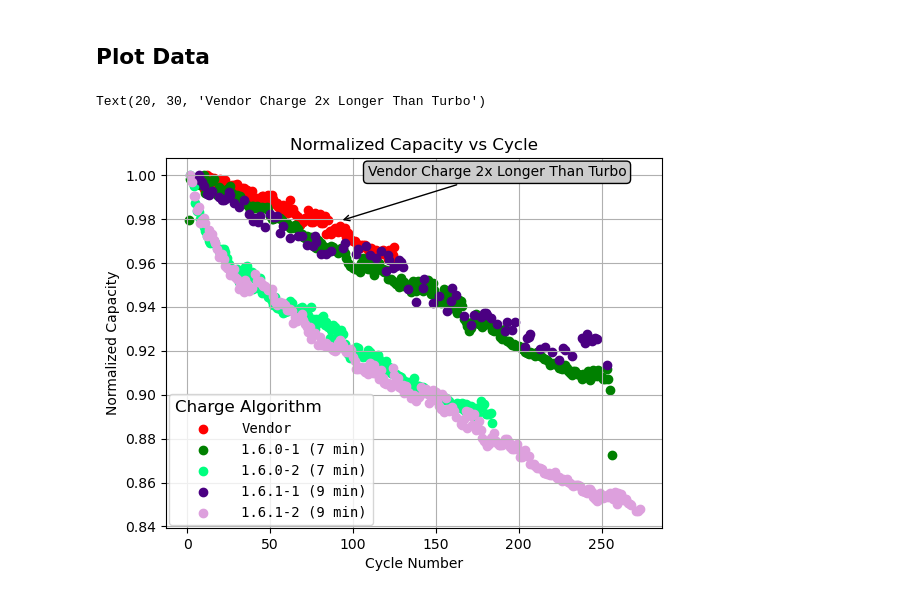
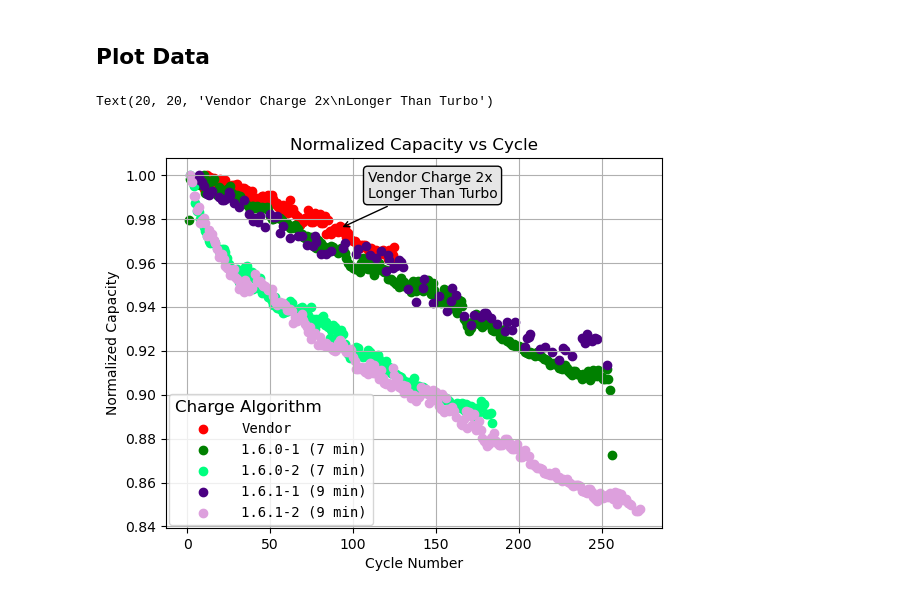
Before and after one commit to ziggle/ChargerBatteryCyclePerformance, a Jupyter notebook: TemplateCandidate.ipynb, the cells around one changed output. Cells and saved outputs as stored; diff of their text form; code cells hidden in the pictures.

```diff
--- a/TemplateCandidate.ipynb
+++ b/TemplateCandidate.ipynb
@@ -69,28 +69,31 @@ df = (l
 # %% [markdown]
 ## Plot Data
 # %%
-fig,ax = plt.subplots()
+# Some name translations
 trans={"U01":"Vendor","U02":"1.6.0-1 (7 min)" ,"U03":"1.6.0-2 (7 min)","U04":"1.6.1-1 (9 min)","U05":"1.6.1-2 (9 min)",\
        "U06":"1.6.1-1 (48 hour)","U07":"1.6.1-2 (48 hour)"}
 colors = {'U01':'red', 'U02':'green', 'U03':'springgreen', 'U04':'indigo','U05':'plum'}
+
+# Generate Plot
+fig,ax = plt.subplots()
 for name in ['U01','U02','U03','U04','U05']:
     ax.scatter(df[df.UUT==name]['Cyc#'],df[df.UUT==name].Ah,label=trans[name],c=colors[name])
 
 ax.set_xlabel("Cycle Number")
 ax.set_ylabel("Normalized Capacity")
 ax.set_title("Normalized Capacity vs Cycle")
 ax.grid()
 leg=plt.legend(fontsize = '8', title = 'Charge Algorithm', title_fontsize = '12', \
            bbox_to_anchor=(0.33, 0.18, 0.1, 0.2), prop={'family': 'monospace'}, handlelength=4)
 leg._legend_box.align = "left"
-
-bbox_args = dict(boxstyle="round", fc="0.8")
+# Add annotation with arrow
+bbox_args = dict(boxstyle="round", fc="0.9")
 arrow_args = dict(arrowstyle="->")
-ax.annotate('Vendor Charge 2x Longer Than Turbo', xy=(0.35, 0.83), xycoords='axes fraction',
-             xytext=(20, 30), textcoords='offset points',
+ax.annotate('Vendor Charge 2x\nLonger Than Turbo', xy=(0.35, 0.81), xycoords='axes fraction',
+             xytext=(20, 20), textcoords='offset points',
              ha="left", va="bottom",
              bbox=bbox_args,
              arrowprops=arrow_args)
 # %% [output]
-Text(20, 30, 'Vendor Charge 2x Longer Than Turbo')
+Text(20, 20, 'Vendor Charge 2x\nLonger Than Turbo')
-[figure, old version]
+[figure, new version]
```
